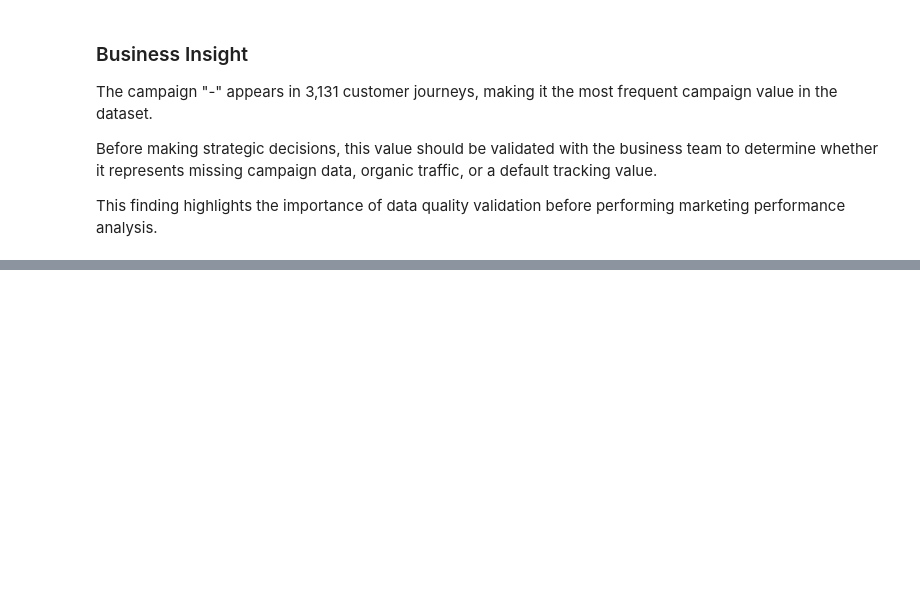
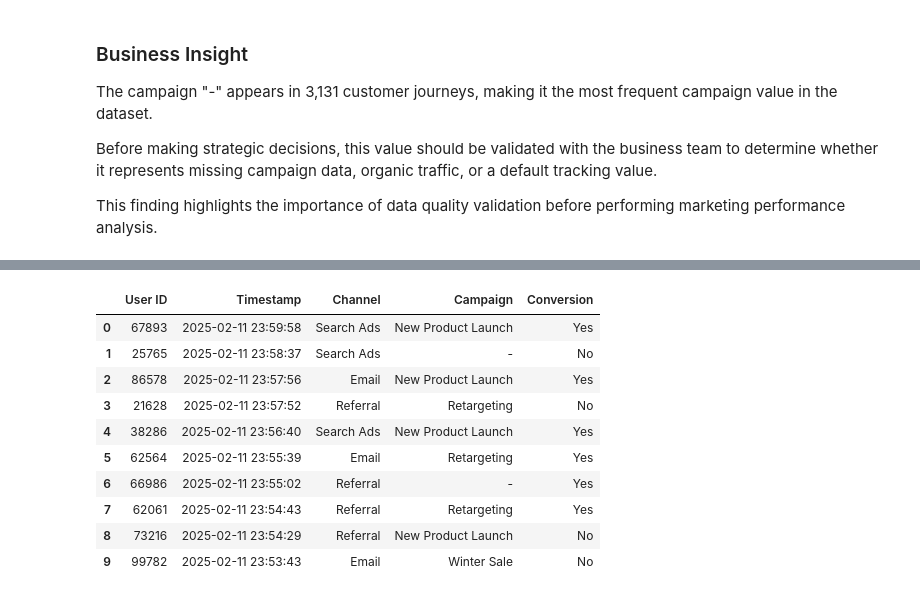
Before and after one commit to sakinasayed512/multi-touch-attribution, a Jupyter notebook: Marketing_Attribution_ROI_Dashboard/notebooks/01_Data_Exploration.ipynb, the cells around one changed output, grey strips where cells are left out. Cells and saved outputs as stored; diff of their text form; code cells hidden in the pictures; blank space fills up the shorter version.

```diff
--- a/Marketing_Attribution_ROI_Dashboard/notebooks/01_Data_Exploration.ipynb
+++ b/Marketing_Attribution_ROI_Dashboard/notebooks/01_Data_Exploration.ipynb
@@ -845,0 +926,31 @@ This finding highlights the importance of data quality validation before perform
+# %%
+# SQL Query: Customers from selected marketing channels
+
+query = """
+SELECT
+    "User ID",
+    Timestamp,
+    Channel,
+    Campaign,
+    Conversion
+FROM marketing_data
+WHERE Channel IN ('Email', 'Referral', 'Search Ads')
+ORDER BY Timestamp DESC
+LIMIT 10;
+"""
+
+selected_channels = pd.read_sql_query(query, connection)
+
+selected_channels
+# %% [output]
+|  | User ID | Timestamp | Channel | Campaign | Conversion |
+| 0 | 67893 | 2025-02-11 23:59:58 | Search Ads | New Product Launch | Yes |
+| 1 | 25765 | 2025-02-11 23:58:37 | Search Ads | - | No |
+| 2 | 86578 | 2025-02-11 23:57:56 | Email | New Product Launch | Yes |
+| 3 | 21628 | 2025-02-11 23:57:52 | Referral | Retargeting | No |
+| 4 | 38286 | 2025-02-11 23:56:40 | Search Ads | New Product Launch | Yes |
+| 5 | 62564 | 2025-02-11 23:55:39 | Email | Retargeting | Yes |
+| 6 | 66986 | 2025-02-11 23:55:02 | Referral | - | Yes |
+| 7 | 62061 | 2025-02-11 23:54:43 | Referral | Retargeting | Yes |
+| 8 | 73216 | 2025-02-11 23:54:29 | Referral | New Product Launch | No |
+| 9 | 99782 | 2025-02-11 23:53:43 | Email | Winter Sale | No |
```
Also changed, not shown: parts of 13 cells of this notebook.
